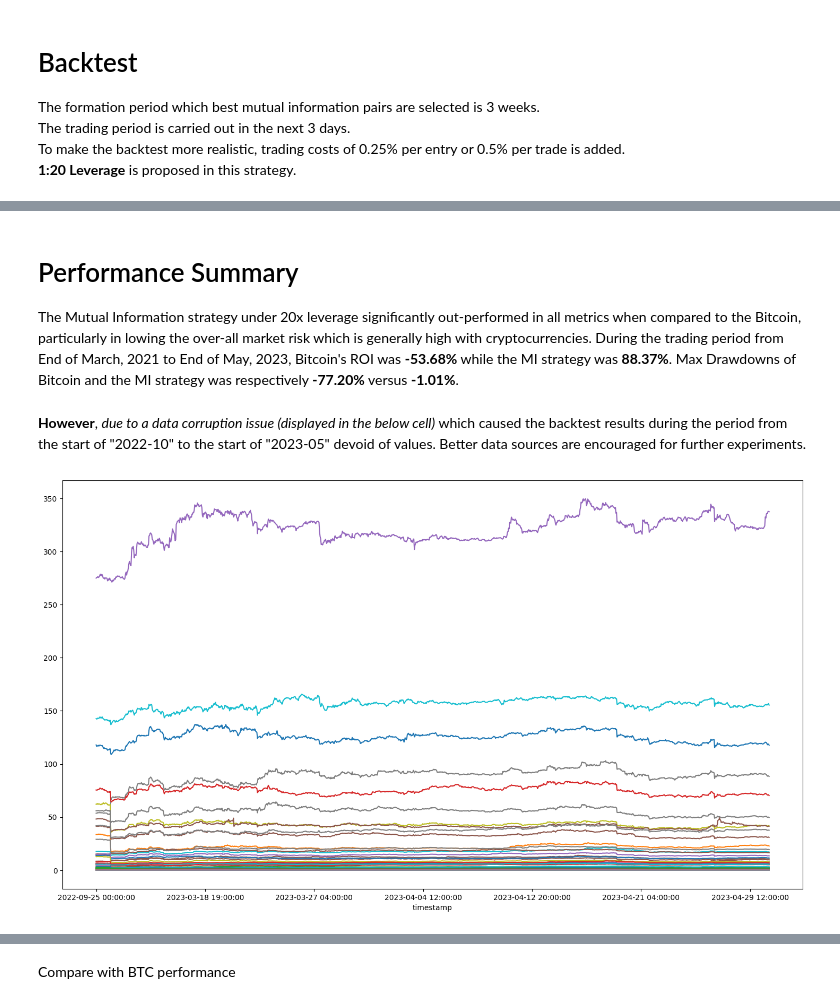
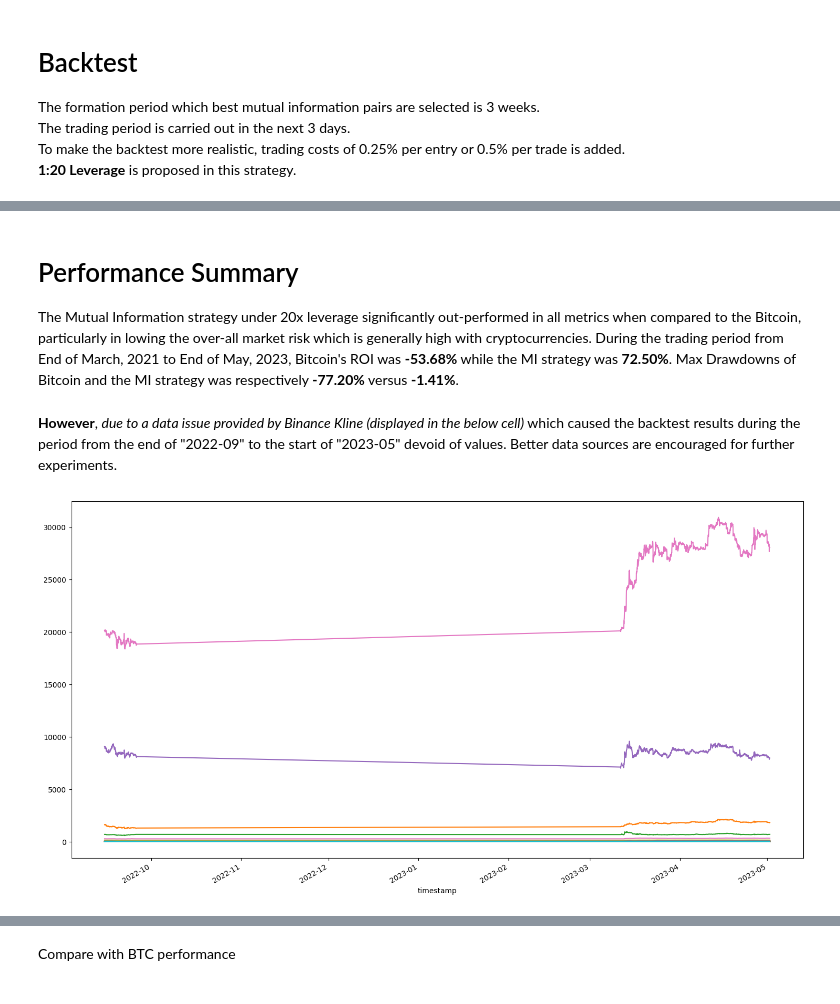
Before and after one commit to stevenpham1996/Pairs-Trading--Statistical-Arbitrage, a Jupyter notebook: mutual_information_pairs/cryptocurrency.ipynb, the cells around one changed output, grey strips where cells are left out. Cells and saved outputs as stored; diff of their text form; code cells hidden in the pictures.

```diff
--- a/mutual_information_pairs/cryptocurrency.ipynb
+++ b/mutual_information_pairs/cryptocurrency.ipynb
@@ -360,14 +480,14 @@ maxDD: -0.08835286135074072, MaxDD-Duration: 98.0
 # %% [markdown]
 # Performance Summary
-The Mutual Information strategy under 20x leverage significantly out-performed in all metrics when compared to the Bitcoin, particularly in lowing the over-all market risk which is generally high with cryptocurrencies. During the trading period from End of March, 2021 to End of May, 2023, Bitcoin's ROI was **-53.68%** while the MI strategy was **88.37%**. Max Drawdowns of Bitcoin and the MI strategy was respectively **-77.20%** versus **-1.01%**.
+The Mutual Information strategy under 20x leverage significantly out-performed in all metrics when compared to the Bitcoin, particularly in lowing the over-all market risk which is generally high with cryptocurrencies. During the trading period from End of March, 2021 to End of May, 2023, Bitcoin's ROI was **-53.68%** while the MI strategy was **72.50%**. Max Drawdowns of Bitcoin and the MI strategy was respectively **-77.20%** versus **-1.41%**.
 # %% [markdown]
-**However**, *due to a data corruption issue (displayed in the below cell)* which caused the backtest results during the period from the start of "2022-10" to the start of "2023-05" devoid of values. Better data sources are encouraged for further experiments.
+**However**, *due to a data issue provided by Binance Kline (displayed in the below cell)* which caused the backtest results during the period from the end of "2022-09" to the start of "2023-05" devoid of values. Better data sources are encouraged for further experiments.
 # %%
 # plot the period where the data is distorted
-prices.loc["2022-09-25":"2023-05-01"].plot(figsize=(18, 10))
+prices.loc["2022-09-15":"2023-05-01"].plot(figsize=(18, 10))
 plt.legend().remove();
 # %% [output]
-[figure, old version]
+[figure, new version]
 # %%
 temp_equity = {}
 for i in backtest_result.keys():
```
Also changed, not shown: parts of 6 cells of this notebook, 3 other files.
